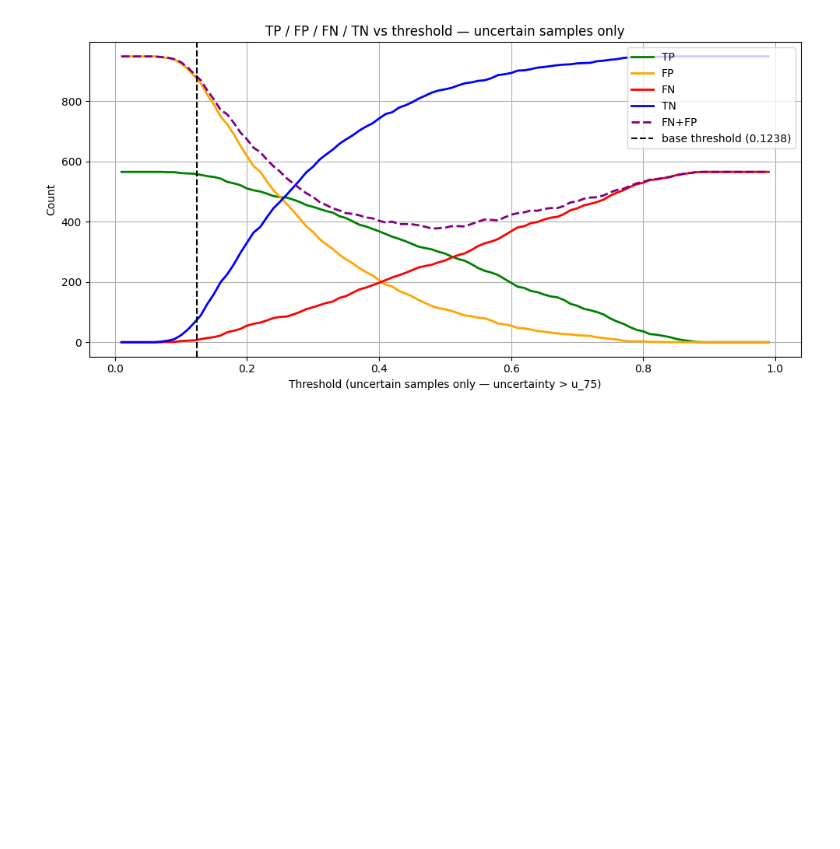
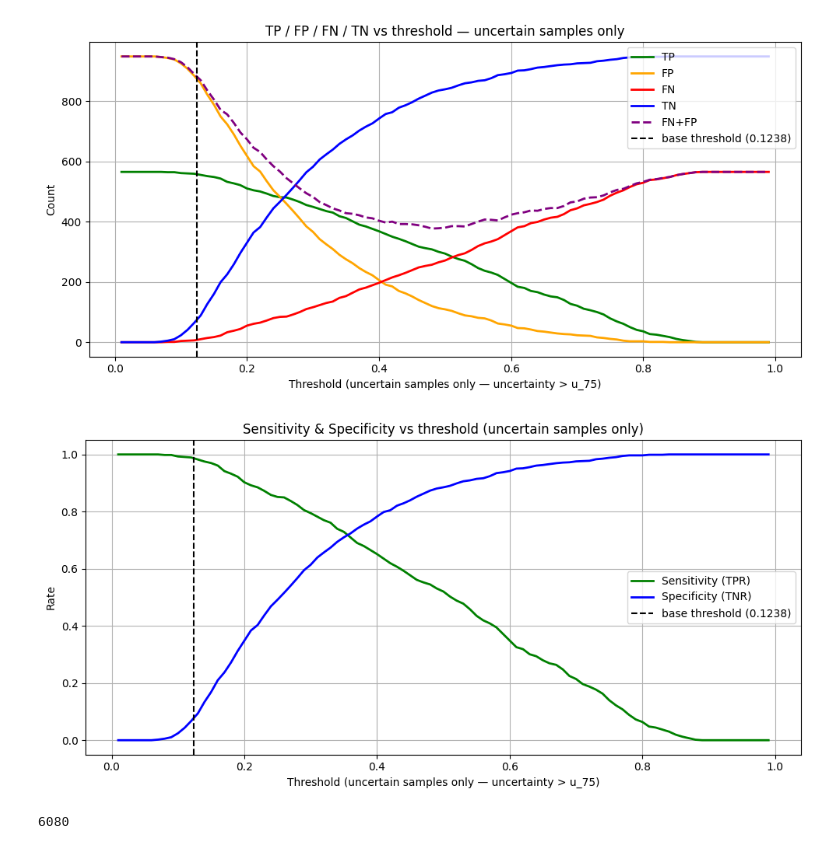
Before and after one commit to cookiehyun/Q-Model, a Jupyter notebook: Medical_DA_in_DL.ipynb, the cells around one changed output. Saved outputs shown, nothing was run; the diff lists cells and outputs as text; code cells hidden in the pictures; blank space fills up the shorter version.

```diff
--- a/Medical_DA_in_DL.ipynb
+++ b/Medical_DA_in_DL.ipynb
@@ -1920,3 +2292,38 @@ plt.tight_layout()
 plt.show()
 # %% [output]
 [figure]
+# %%
+sensitivities, specificities = [], []
+
+for t in sweep_values:
+    y_pred = (pred_prob_u >= t).astype(int)
+    tn_, fp_, fn_, tp_ = confusion_matrix(y_test_u, y_pred).ravel()
+
+    tps.append(tp_)
+    fps.append(fp_)
+    fns.append(fn_)
+    tns.append(tn_)
+
+    # --- add these ---
+    sensitivity = tp_ / (tp_ + fn_) if (tp_ + fn_) > 0 else 0
+    specificity = tn_ / (tn_ + fp_) if (tn_ + fp_) > 0 else 0
+
+    sensitivities.append(sensitivity)
+    specificities.append(specificity)
+# %%
+fig, ax = plt.subplots(figsize=(10, 5))
+
+ax.plot(sweep_values, sensitivities, label="Sensitivity (TPR)", color="green", linewidth=2)
+ax.plot(sweep_values, specificities, label="Specificity (TNR)", color="blue", linewidth=2)
+
+ax.axvline(0.1238, color="black", linestyle="--", linewidth=1.5, label="base threshold (0.1238)")
+
+ax.set_xlabel("Threshold (uncertain samples only — uncertainty > u_75)")
+ax.set_ylabel("Rate")
+ax.set_title("Sensitivity & Specificity vs threshold (uncertain samples only)")
+ax.legend()
+ax.grid()
+plt.tight_layout()
+plt.show()
+# %% [output]
+[figure, added]
@@ -1922,0 +2398,4 @@ plt.show()
+# %%
+len(y_error)
+# %% [output]
+6080
```
Also changed, not shown: parts of 22 cells of this notebook, 2 other files.
